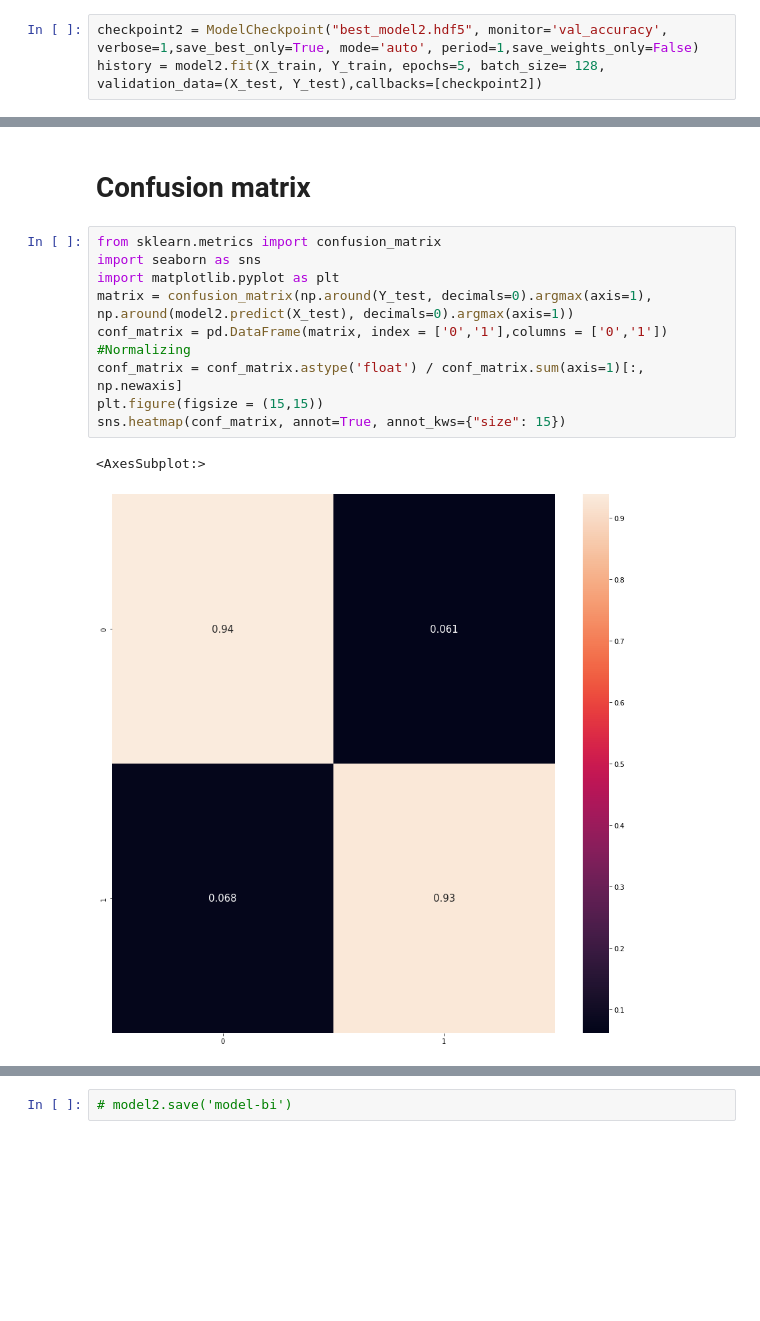
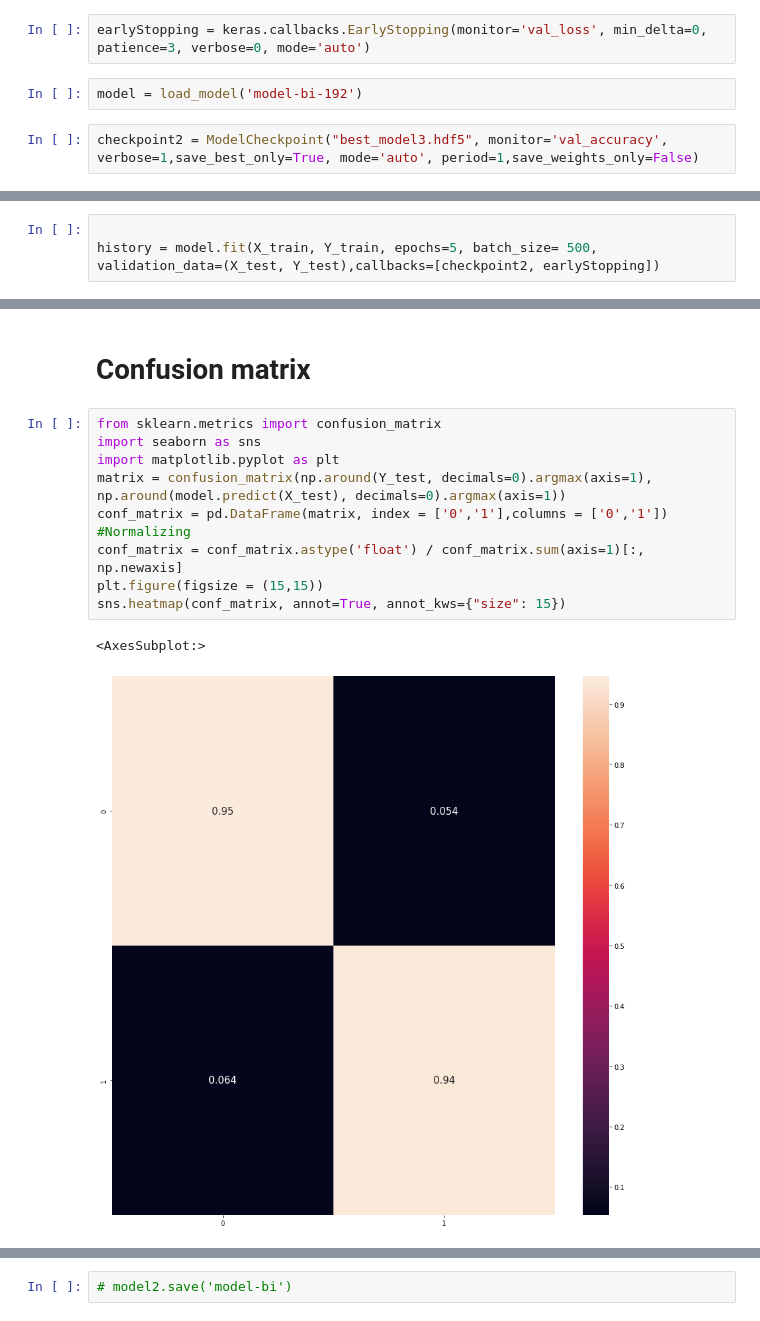
Before and after one commit to sgit0002/YMseekA, a Jupyter notebook: Iteration-3/final.ipynb, the cells around one changed output, grey strips where cells are left out. Saved outputs shown, nothing was run; the diff lists cells and outputs as text; blank space fills up the shorter version.

Commit message:
adding latest model and webpage

```diff
--- a/Iteration-3/final.ipynb
+++ b/Iteration-3/final.ipynb
@@ -432,8 +417,11 @@ model2.add(layers.Bidirectional(layers.LSTM(192,dropout=0.5, recurrent_dropout=0
 
 model2.add(layers.Dense(2,activation='sigmoid'))
 model2.compile(optimizer='adam',loss='binary_crossentropy', metrics=['accuracy'])
+# %%
+earlyStopping = keras.callbacks.EarlyStopping(monitor='val_loss', min_delta=0, patience=3, verbose=0, mode='auto')
+# %%
+model = load_model('model-bi-192')
 # %%
-checkpoint2 = ModelCheckpoint("best_model2.hdf5", monitor='val_accuracy', verbose=1,save_best_only=True, mode='auto', period=1,save_weights_only=False)
-history = model2.fit(X_train, Y_train, epochs=5, batch_size= 128, validation_data=(X_test, Y_test),callbacks=[checkpoint2])
+checkpoint2 = ModelCheckpoint("best_model3.hdf5", monitor='val_accuracy', verbose=1,save_best_only=True, mode='auto', period=1,save_weights_only=False)
 # %% [output]
 WARNING:tensorflow:`period` argument is deprecated. Please use `save_freq` to specify the frequency in number of batches seen.
@@ -455,0 +428,3 @@ Epoch 00005: val_accuracy improved from 0.93027 to 0.93539, saving model to best
+# %%
+
+history = model.fit(X_train, Y_train, epochs=5, batch_size= 500, validation_data=(X_test, Y_test),callbacks=[checkpoint2, earlyStopping])
@@ -458,16 +454,16 @@ Epoch 00005: val_accuracy improved from 0.93027 to 0.93539, saving model to best
 # %%
 from sklearn.metrics import confusion_matrix
 import seaborn as sns
 import matplotlib.pyplot as plt
-matrix = confusion_matrix(np.around(Y_test, decimals=0).argmax(axis=1), np.around(model2.predict(X_test), decimals=0).argmax(axis=1))
+matrix = confusion_matrix(np.around(Y_test, decimals=0).argmax(axis=1), np.around(model.predict(X_test), decimals=0).argmax(axis=1))
 conf_matrix = pd.DataFrame(matrix, index = ['0','1'],columns = ['0','1'])
 #Normalizing
 conf_matrix = conf_matrix.astype('float') / conf_matrix.sum(axis=1)[:, np.newaxis]
 plt.figure(figsize = (15,15))
 sns.heatmap(conf_matrix, annot=True, annot_kws={"size": 15})
 # %% [output]
 <AxesSubplot:>
-[figure, old version]
+[figure, new version]
 # %%
 
 TP = conf_matrix['1']['1']
```
Also changed, not shown: parts of 20 cells of this notebook, 1 other file.
